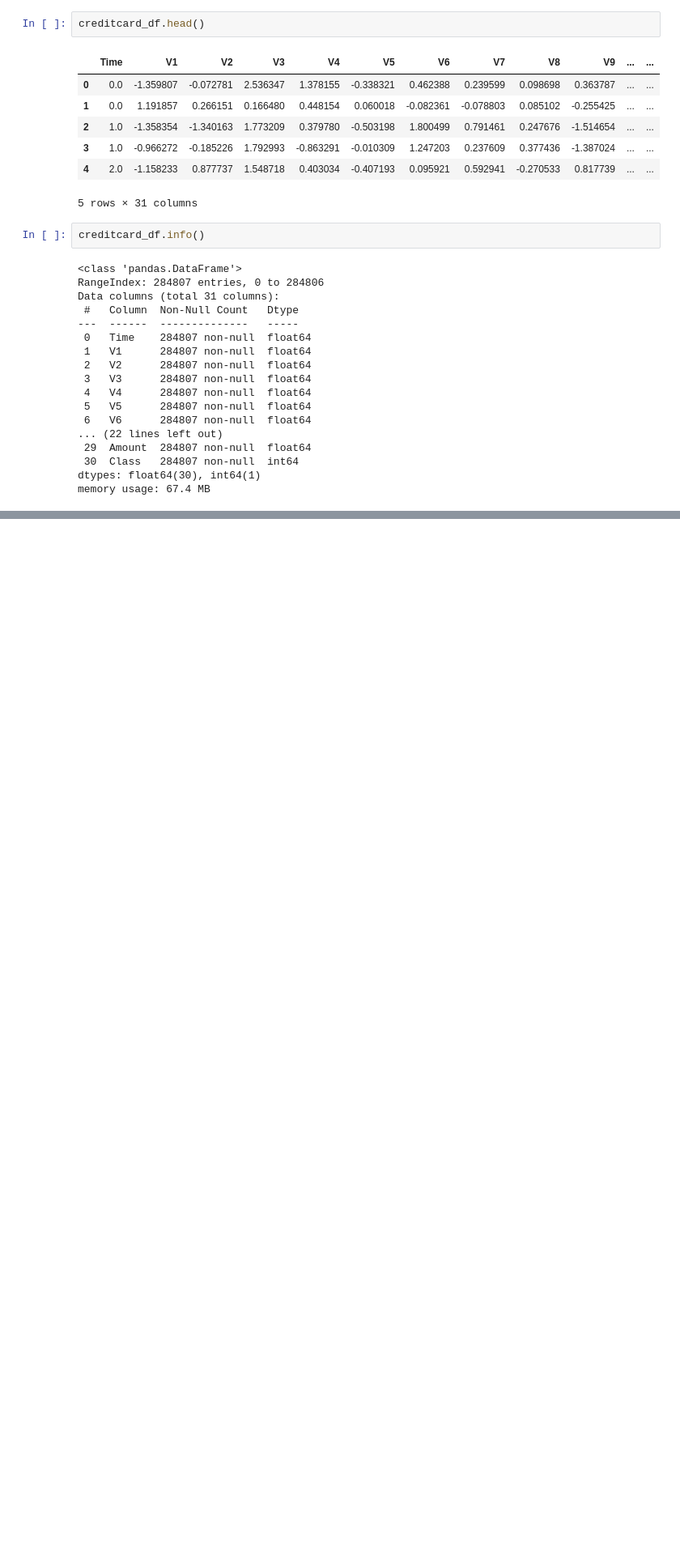
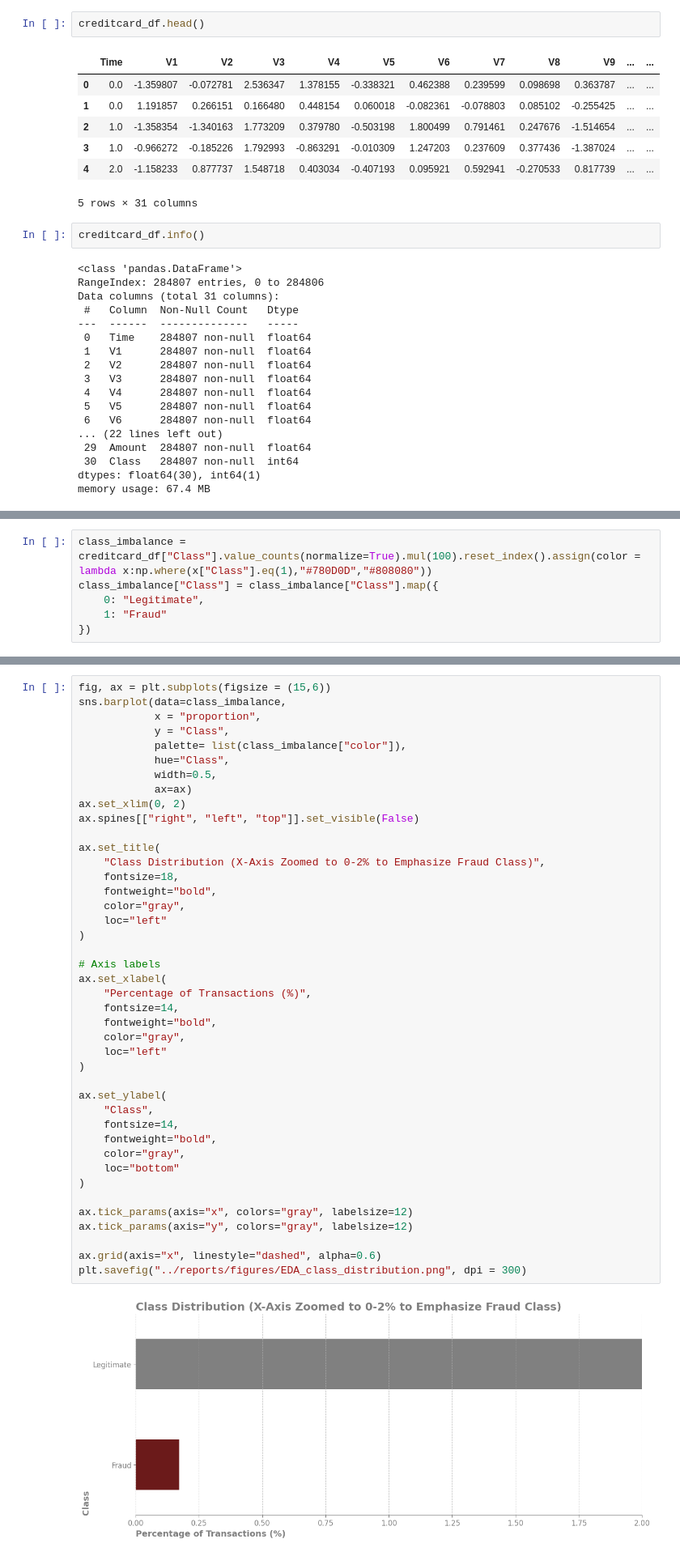
Before and after one commit to AI-Builders-Iran/fraud-detection-ml, a Jupyter notebook: notebooks/analysis.ipynb, the cells around one changed output, grey strips where cells are left out. Shown at 81% size. Cells and saved outputs as stored; diff of their text form; blank space fills up the shorter version.

Commit message:
Add class distribution + visualization

```diff
--- a/notebooks/analysis.ipynb
+++ b/notebooks/analysis.ipynb
@@ -39,0 +42,6 @@ memory usage: 67.4 MB
+# %%
+class_imbalance = creditcard_df["Class"].value_counts(normalize=True).mul(100).reset_index().assign(color = lambda x:np.where(x["Class"].eq(1),"#780D0D","#808080"))
+class_imbalance["Class"] = class_imbalance["Class"].map({
+    0: "Legitimate",
+    1: "Fraud"
+})
@@ -39,0 +60,44 @@ memory usage: 67.4 MB
+# %%
+fig, ax = plt.subplots(figsize = (15,6))
+sns.barplot(data=class_imbalance,
+            x = "proportion",
+            y = "Class",
+            palette= list(class_imbalance["color"]),
+            hue="Class",
+            width=0.5,
+            ax=ax)
+ax.set_xlim(0, 2)
+ax.spines[["right", "left", "top"]].set_visible(False)
+
+ax.set_title(
+    "Class Distribution (X-Axis Zoomed to 0-2% to Emphasize Fraud Class)",
+    fontsize=18,
+    fontweight="bold",
+    color="gray",
+    loc="left"
+)
+
+# Axis labels
+ax.set_xlabel(
+    "Percentage of Transactions (%)",
+    fontsize=14,
+    fontweight="bold",
+    color="gray",
+    loc="left"
+)
+
+ax.set_ylabel(
+    "Class",
+    fontsize=14,
+    fontweight="bold",
+    color="gray",
+    loc="bottom"
+)
+
+ax.tick_params(axis="x", colors="gray", labelsize=12)
+ax.tick_params(axis="y", colors="gray", labelsize=12)
+
+ax.grid(axis="x", linestyle="dashed", alpha=0.6)
+plt.savefig("../reports/figures/EDA_class_distribution.png", dpi = 300)
+# %% [output]
+[figure, added]
```
Also changed, not shown: parts of 4 cells of this notebook, 1 other file.
